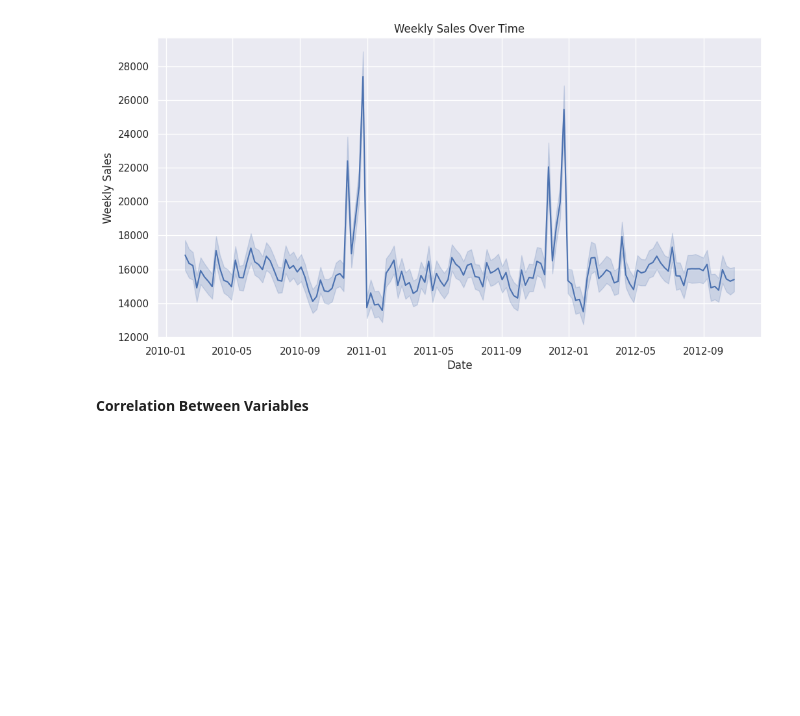
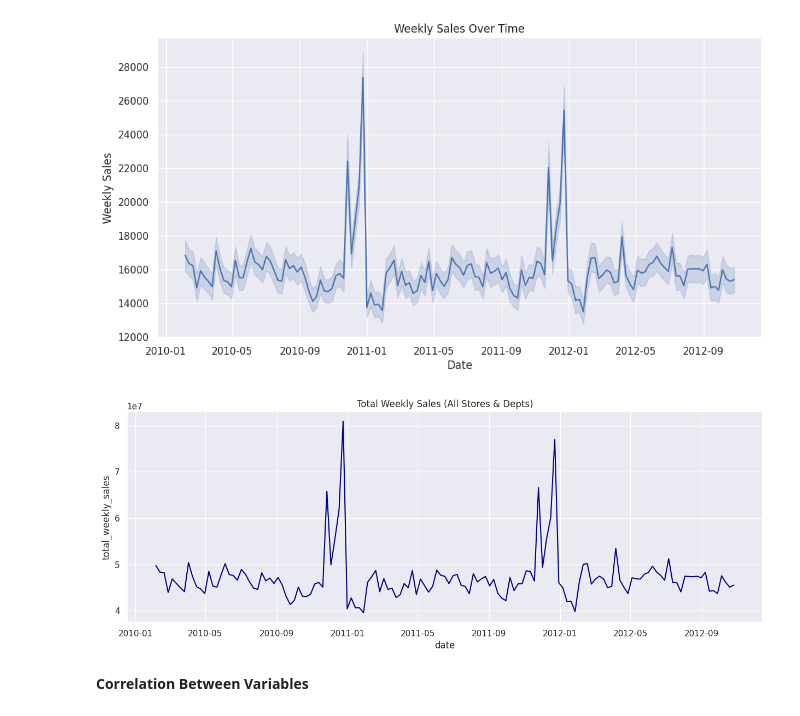
Before and after one commit to dakshvanshaj/StoreCast, a Jupyter notebook: notebooks/07_sales_drivers_corr.ipynb, the cells around one changed output. Cells and saved outputs as stored; diff of their text form; code cells hidden in the pictures; blank space fills up the shorter version.

```diff
--- a/notebooks/07_sales_drivers_corr.ipynb
+++ b/notebooks/07_sales_drivers_corr.ipynb
@@ -99,6 +99,22 @@ plt.show()
 # %% [output]
 [figure]
 [figure]
+# %%
+# Group by date and calculate the SUM of all sales
+result = (
+    master_df
+    .group_by("date")
+    .agg(
+        pl.col("weekly_sales").sum().round(2).cast(pl.Int64).alias("total_weekly_sales")
+    )
+)
+
+plt.figure(figsize=(15, 5))
+sns.lineplot(data=result, x='date', y='total_weekly_sales', color='darkblue')
+plt.title('Total Weekly Sales (All Stores & Depts)')
+plt.show()
+# %% [output]
+[figure, added]
 # %% [markdown]
 **Correlation Between Variables**
 # %%
```
Also changed, not shown: parts of 2 cells of this notebook.
